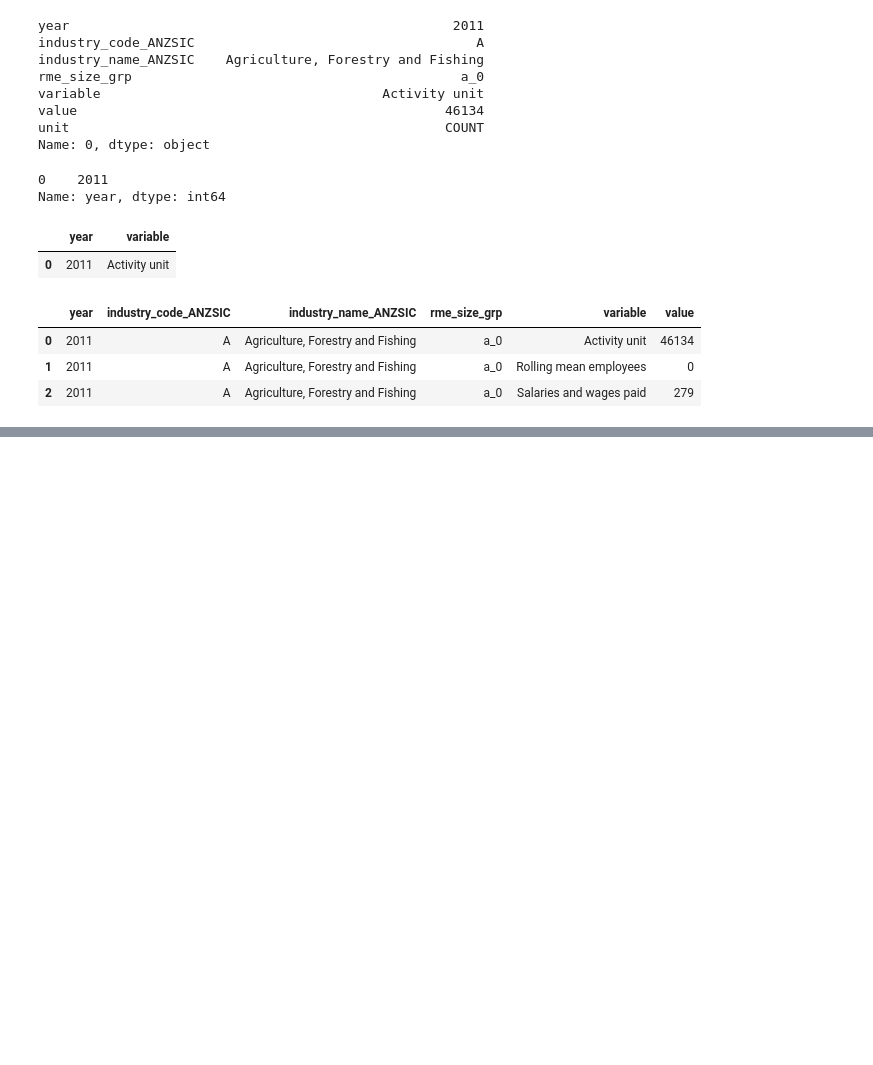
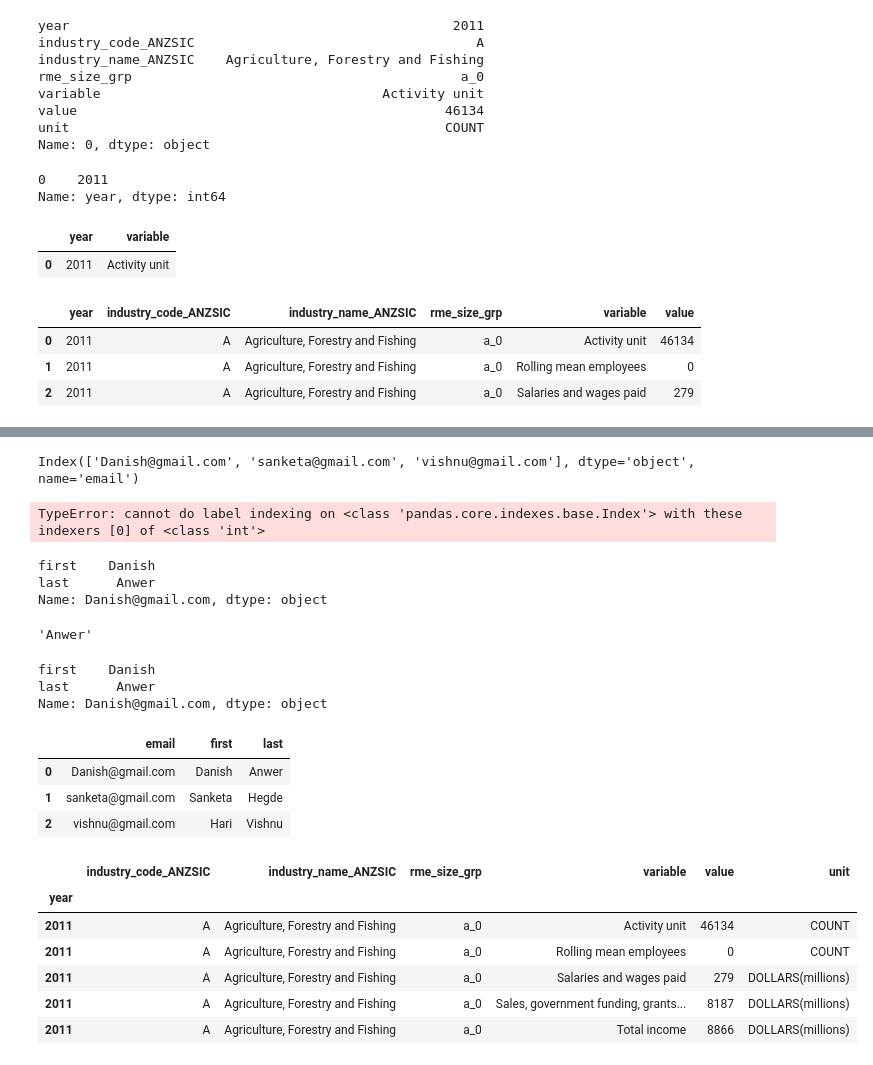
Before and after one commit to danish2562022/Python_Basic_To_Advanced, a Jupyter notebook: Pandas.ipynb, the cells around one changed output, grey strips where cells are left out. Cells and saved outputs as stored; diff of their text form; code cells hidden in the pictures; blank space fills up the shorter version.

```diff
--- a/Pandas.ipynb
+++ b/Pandas.ipynb
@@ -242,0 +282,32 @@ df.loc[0:2,'year':'value']
+# %%
+data.index
+# %% [output]
+Index(['Danish@gmail.com', 'sanketa@gmail.com', 'vishnu@gmail.com'], dtype='object', name='email')
+# %%
+data.loc[0] # error will be thrown because there is no index '0' in dataframe
+# %% [output]
+TypeError: cannot do label indexing on <class 'pandas.core.indexes.base.Index'> with these indexers [0] of <class 'int'>
+# %%
+data.loc['Danish@gmail.com']
+# %% [output]
+first    Danish
+last      Anwer
+Name: Danish@gmail.com, dtype: object
+# %%
+data.loc['Danish@gmail.com','last']
+# %% [output]
+'Anwer'
+# %%
+data.iloc[0]
+# %% [output]
+first    Danish
+last      Anwer
+Name: Danish@gmail.com, dtype: object
+# %%
+data.reset_index(inplace=True)
+data.head()
+# %% [output]
+|  | email | first | last |
+| 0 | Danish@gmail.com | Danish | Anwer |
+| 1 | sanketa@gmail.com | Sanketa | Hegde |
+| 2 | vishnu@gmail.com | Hari | Vishnu |
@@ -242,0 +316,10 @@ df.loc[0:2,'year':'value']
+# %%
+df.head()
+# %% [output]
+|  | industry_code_ANZSIC | industry_name_ANZSIC | rme_size_grp | variable | value | unit |
+| year |  |  |  |  |  |  |
+| 2011 | A | Agriculture, Forestry and Fishing | a_0 | Activity unit | 46134 | COUNT |
+| 2011 | A | Agriculture, Forestry and Fishing | a_0 | Rolling mean employees | 0 | COUNT |
+| 2011 | A | Agriculture, Forestry and Fishing | a_0 | Salaries and wages paid | 279 | DOLLARS(millions) |
+| 2011 | A | Agriculture, Forestry and Fishing | a_0 | Sales, government funding, grants... | 8187 | DOLLARS(millions) |
+| 2011 | A | Agriculture, Forestry and Fishing | a_0 | Total income | 8866 | DOLLARS(millions) |
```
Also changed, not shown: parts of 13 cells of this notebook.
